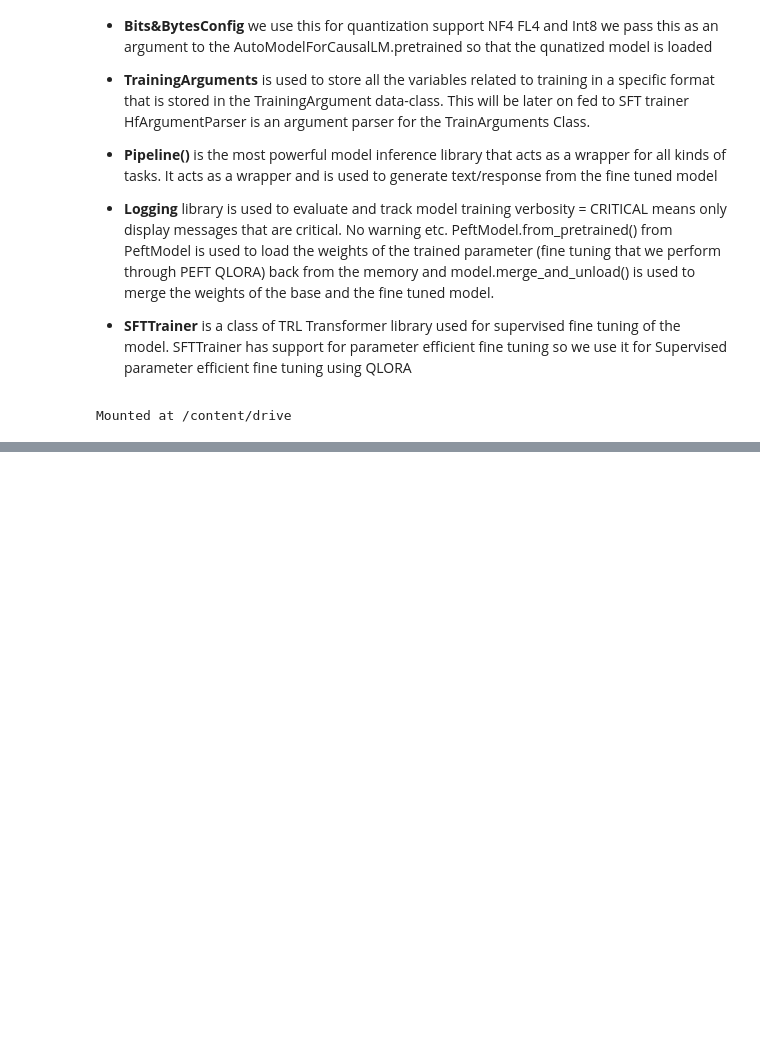
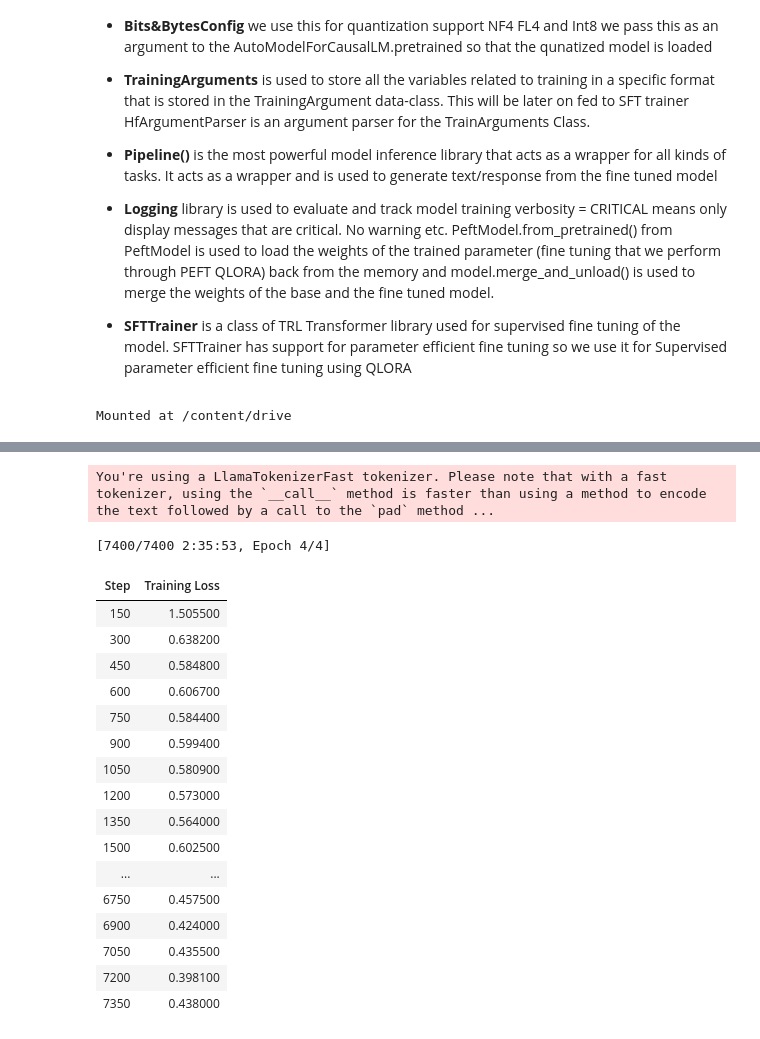
Before and after one commit to Hashmat02/Fine-Tuning-LLaMA-2-for-Toxicity-Classification, a Jupyter notebook: Notebook-1.2.ipynb, the cells around one changed output, grey strips where cells are left out. Drawn from its saved outputs; the diff is of its cells as text; code cells hidden in the pictures; blank space fills up the shorter version.

```diff
--- a/Notebook-1.2.ipynb
+++ b/Notebook-1.2.ipynb
@@ -73,0 +296,8 @@ Mounted at /content/drive
+# %%
+
+path = '/content/drive/My Drive/LLMS Fine tuning/Model_data.csv'
+dataset = pd.read_csv(path)
+dataset = Dataset.from_pandas(dataset[['text']])
+
+
+dataset
@@ -73,0 +406,69 @@ Mounted at /content/drive
+# %%
+
+# Load LoRA configuration
+peft_config = LoraConfig(
+    lora_alpha=lora_alpha,
+    lora_dropout=lora_dropout,
+    r=lora_r,
+    bias="none",
+    task_type="CAUSAL_LM",
+)
+
+# Set training parameters
+training_arguments = TrainingArguments(
+    output_dir=output_dir,
+    num_train_epochs=num_train_epochs,
+    per_device_train_batch_size=per_device_train_batch_size,
+    gradient_accumulation_steps=gradient_accumulation_steps,
+    optim=optim,
+    save_steps=save_steps,
+    logging_steps=logging_steps,
+    learning_rate=learning_rate,
+    weight_decay=weight_decay,
+    fp16=fp16,
+    bf16=bf16,
+    max_grad_norm=max_grad_norm,
+    max_steps=max_steps,
+    warmup_ratio=warmup_ratio,
+    group_by_length=group_by_length,
+    lr_scheduler_type=lr_scheduler_type,
+    report_to="tensorboard"
+)
+
+# Set supervised fine-tuning parameters
+trainer = SFTTrainer(
+    model=model,
+    train_dataset=dataset,
+    peft_config=peft_config,
+    dataset_text_field="text",
+    max_seq_length=max_seq_length,
+    tokenizer=tokenizer,
+    args=training_arguments,
+    packing=packing,
+)
+
+# Train model
+trainer.train()
+
+# Save trained model
+trainer.model.save_pretrained(new_model)
+# %% [output]
+You're using a LlamaTokenizerFast tokenizer. Please note that with a fast tokenizer, using the `__call__` method is faster than using a method to encode the text followed by a call to the `pad` method ...
+[7400/7400 2:35:53, Epoch 4/4]
+| Step | Training Loss |
+| 150 | 1.505500 |
+| 300 | 0.638200 |
+| 450 | 0.584800 |
+| 600 | 0.606700 |
+| 750 | 0.584400 |
+| 900 | 0.599400 |
+| 1050 | 0.580900 |
+| 1200 | 0.573000 |
+| 1350 | 0.564000 |
+| 1500 | 0.602500 |
+| ... | ... |
+| 6750 | 0.457500 |
+| 6900 | 0.424000 |
+| 7050 | 0.435500 |
+| 7200 | 0.398100 |
+| 7350 | 0.438000 |
```
Also changed, not shown: parts of 24 cells of this notebook.
